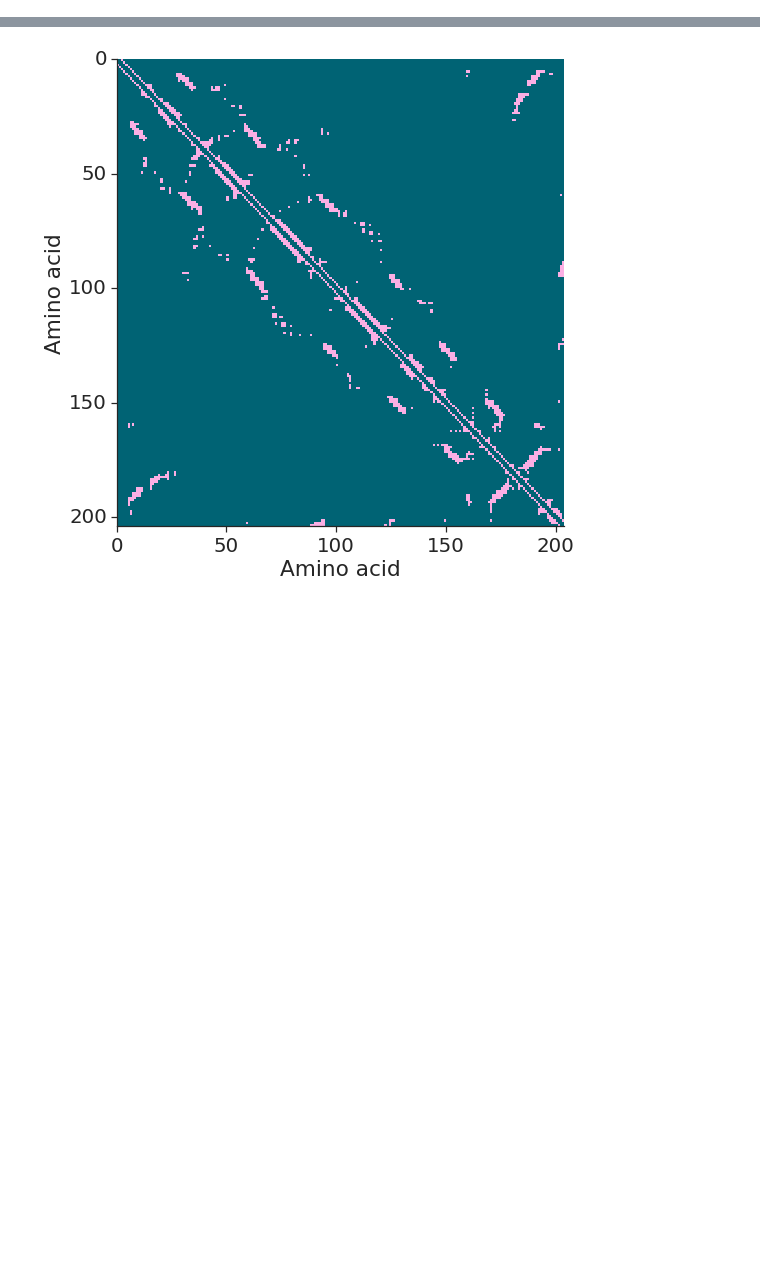
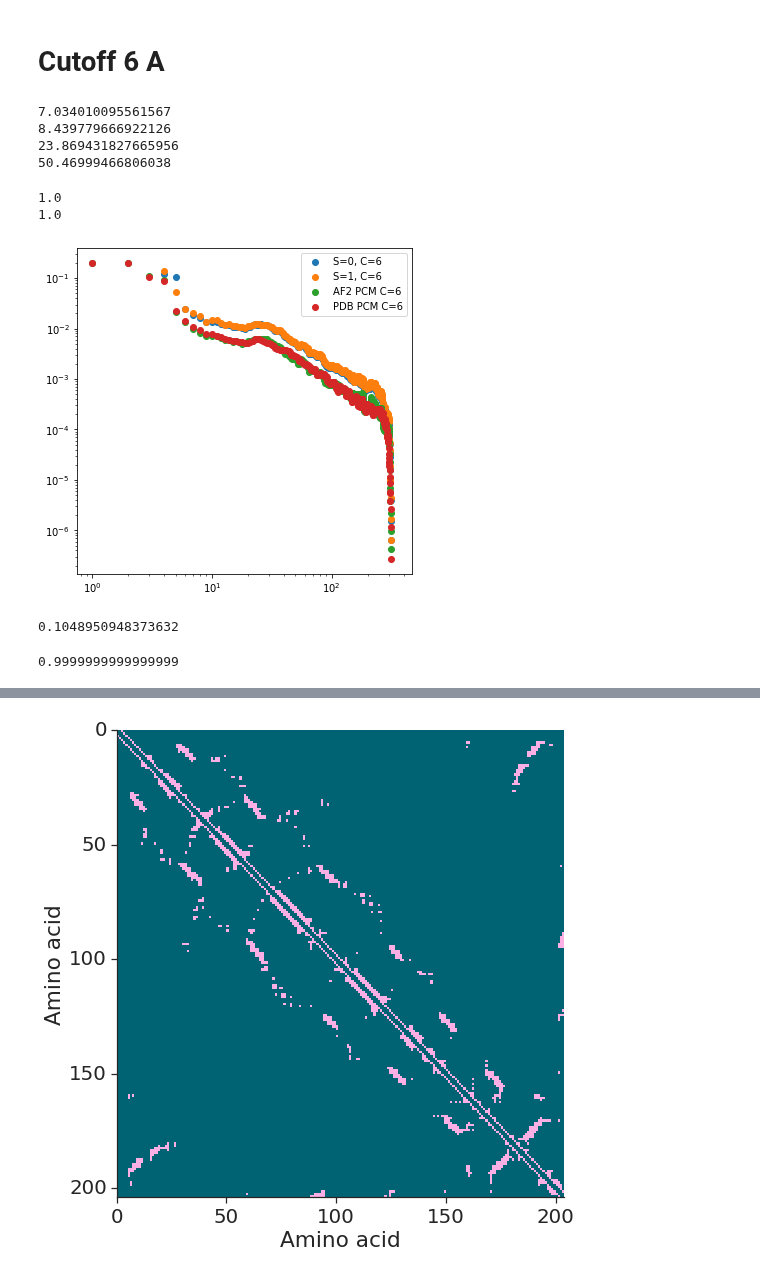
Before and after one commit to meyresearch/amino_acid_distance_distributions, a Jupyter notebook: scripts/shadow.ipynb, the cells around one changed output, grey strips where cells are left out. Saved outputs shown, nothing was run; the diff lists cells and outputs as text; code cells hidden in the pictures; blank space fills up the shorter version.

```diff
--- a/scripts/shadow.ipynb
+++ b/scripts/shadow.ipynb
@@ -6,3 +6,61 @@ import matplotlib.pyplot as plt
 import seaborn as sns
 from colour_palette import _COLOUR_PALETTE
 import pandas as pd
+# %% [markdown]
+# Cutoff 6 A
+# %%
+mean_0 = np.mean(shadow_s_0)
+mean = np.mean(histogram_pdb)
+print(mean_0)
+print(mean)
+std_0 = np.std(shadow_s_0)
+std = np.std(histogram_pdb)
+print(std_0)
+print(std)
+# %% [output]
+7.034010095561567
+8.439779666922126
+23.869431827665956
+50.46999466806038
+# %%
+shadow_s_0 = np.load("../data/alphafold/shadow_distance_histogram_not_normed_s_0_c_6.npy", allow_pickle=True)
+shadow_s_1 = np.load("../data/alphafold/maybe_wrong_shadow_maps/shadow_distance_histogram_not_normed_s_1_c_6.npy", allow_pickle=True)
+histogram_af = np.load("../data/alphafold/histogram_300_not_normed.npy", allow_pickle=True)
+histogram_pdb = np.load("../data/rcsb/histogram_300_not_normed.npy", allow_pickle=True)
+
+bins = np.linspace(1, 350, 350)[:-1]
+mean_0 = np.mean(shadow_s_0, axis=0)
+mean_1 = np.mean(shadow_s_1, axis=0)
+mean_af = np.mean(histogram_af, axis=0)
+mean_pdb = np.mean(histogram_pdb, axis=0)
+
+distances_0 = mean_0 / np.sum(mean_0)
+distances_1 = mean_1 / np.sum(mean_1)
+distances_af = mean_af / np.sum(mean_af)
+distances_pdb = mean_pdb / np.sum(mean_pdb)
+
+plt.figure(figsize=(6,6))
+plt.scatter(bins, distances_0, label="S=0, C=6")
+plt.scatter(bins, distances_1, label="S=1, C=6")
+plt.scatter(bins, distances_af, label="AF2 PCM C=6")
+plt.scatter(bins, distances_pdb, label="PDB PCM C=6")
+plt.legend()
+plt.xscale("log")
+plt.yscale("log")
+
+# plt.xlim(4, 150)
+# plt.ylim(0.0005, 0.1)
+print(np.sum(distances_0))
+print(np.sum(distances_pdb))
+# %% [output]
+1.0
+1.0
+[figure, added]
+# %%
+distances_0[4]
+# %% [output]
+0.1048950948373632
+# %%
+np.sum(distances_af)
+# %% [output]
+0.9999999999999999
```
Also changed, not shown: parts of 2 cells of this notebook, 1 other file.
